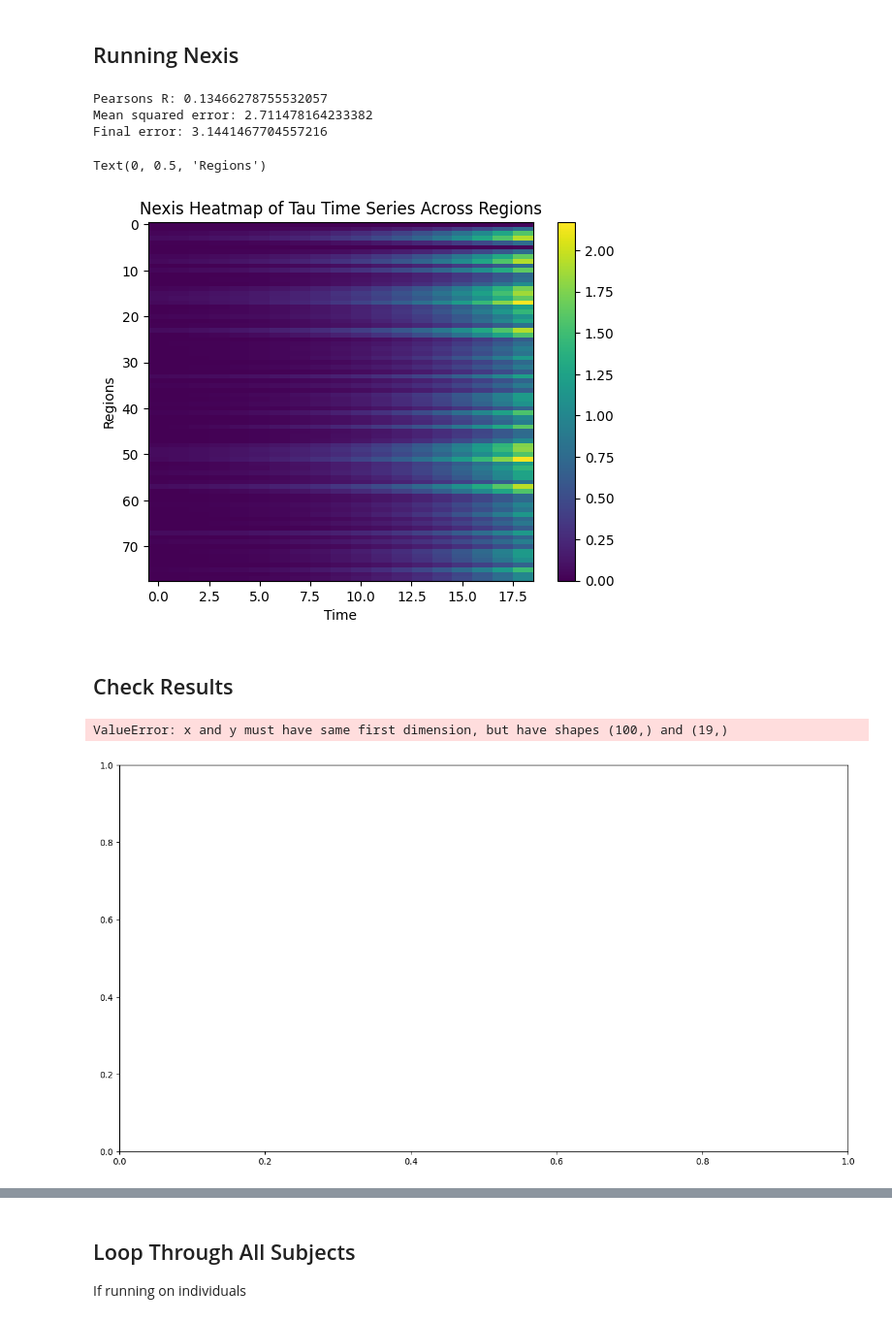
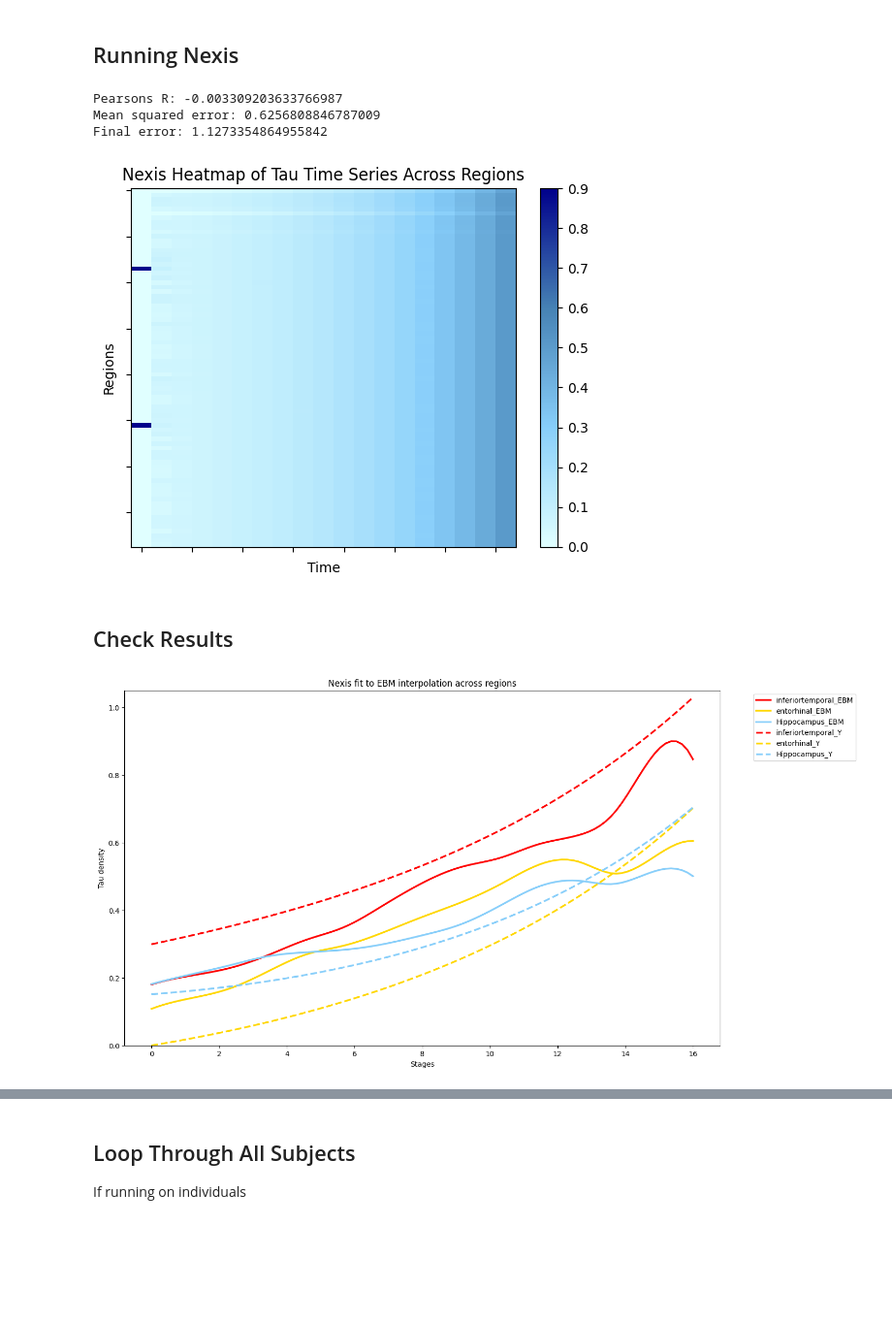
Before and after one commit to LaasyaMunjeti/EBM-Nexis, a Jupyter notebook: Running_nexis_forward.ipynb, the cells around one changed output, grey strips where cells are left out. Shown at 97% size. Saved outputs shown, nothing was run; the diff lists cells and outputs as text; code cells hidden in the pictures; blank space fills up the shorter version.

```diff
--- a/Running_nexis_forward.ipynb
+++ b/Running_nexis_forward.ipynb
@@ -127,8 +174,8 @@ regional_volumes = pandas.read_csv('DK_ROI_volumes.csv')
 regional_volumes = regional_volumes.values
 
 # Reorder to match that of connectivity matrix
-new_order = [68,69,70,71,72,73,74,75,76,77,78,79,80,81,82,83,84,85,0,1,2,3,4,5,6,7,8,9,10,11,12,13,14,15,16,17,18,19,20,21,22,23,24,25,26,27,28,29,30,31,32,33,34,35,36,37,38,39,40,41,42,43,44,45,46,47,48,49,50,51,52,53,54,55,56,57,58,59,60,61,62,63,64,65,66,67]
-regional_volumes_reordered = regional_volumes[new_order, :]
+DK_to_norm = [68,69,70,71,72,73,74,75,76,77,78,79,80,81,82,83,84,85,0,1,2,3,4,5,6,7,8,9,10,11,12,13,14,15,16,17,18,19,20,21,22,23,24,25,26,27,28,29,30,31,32,33,34,35,36,37,38,39,40,41,42,43,44,45,46,47,48,49,50,51,52,53,54,55,56,57,58,59,60,61,62,63,64,65,66,67]
+regional_volumes_reordered = regional_volumes[DK_to_norm, :]
 
 # Delete striatal regions
 regional_volumes_excluded = np.delete(regional_volumes_reordered,excluded_indices)
@@ -235,24 +268,28 @@ def Nexis_error(params, patient_tau):
 
     else:
         # Fit to EBM interpolation
-        corr_coeff, p_value = pearsonr(EBM_data_excluded.flatten(), Y.flatten())
-        error = mse_matrix(EBM_data_excluded, Y) + 0.5 * (1- corr_coeff)
-
-        # Fit to
+        corr_coeff, p_value = pearsonr(EBM_data_transposed.flatten(), Y.flatten())
+        error = mse_matrix(EBM_data_transposed, Y) + 0.5 * (1- corr_coeff)
 
     return error
 # %%
+# Save error values to plot
+error_values = []
+def callback(params):
+    error = Nexis_error(params, patient_tau)
+    error_values.append(error)
+
 custom_Nexis_error = partial(Nexis_error, patient_tau=patient_tau)
 
 # Initial guesses for parameters (alpha, beta, gamma, s, b, p, k) # ADJUST THESE
-init_guess = np.array([0.2, 1.01, 1, 0.5, 0, 0.0, 50])
+init_guess = np.array([0.2, 1.01, 1, 0.5, 0, 0, 1000])
 
 # Bounds for each parameter [(min alpha, max alpha), (min beta, max beta), (min gamma, max gamma), etc. # ADJUST THESE
-bounds = [(0, 3),(0, 4),(1,1),(0.5,0.5),(0,0),(0,0),(50,50)]
+bounds = [(0, 3),(0, 4),(1,1),(0.5,0.5),(0,0),(0,0),(1000,1000)]
 
 # Perform the optimization
-result = minimize(custom_Nexis_error, init_guess, bounds=bounds, method='Powell', # Methods: Powell OR L-BFGS-B
-                  options={'xtol': 1e-4, 'ftol': 1e-4,'maxiter': 1000})
+result = minimize(custom_Nexis_error, init_guess, bounds=bounds, method='Powell', options={'xtol': 1e-4, 'ftol': 1e-4,'maxiter': 1000}) # Methods: Powell OR L-BFGS-B
+#result = minimize(custom_Nexis_error, init_guess, bounds=bounds, method='L-BFGS-B',options={'disp': True, 'maxiter': 1000}, callback=callback)
 
 if result.success:
     optimized_params = result.x
@@ -262,4 +299,12 @@ if result.success:
 else:
     print("Optimization failed.", result.message)
     print(f"Final error (value of objective function): {result.fun}")
+
+# Plot error values across iterations
+plt.figure(figsize=(10, 8))
+plt.plot(range(len(error_values)), error_values, marker='o', linestyle='-', linewidth= 3, color='#6B8E23')
+plt.xlabel('Iteration')
+plt.ylabel('Error')
+plt.title('Error Value Across Iterations')
+plt.show()
 # %% [output]
@@ -373,7 +435,7 @@ nexis_model = run_Nexis(C_=C_, U_=U_, init_vec_=init_vec_, t_vec_=t_vec_, w_dir_
 
 # Parameters for simulate_nexis method
 parameters = optimized_params  # [alpha, beta, gamma, s, b, p, k]
-#parameters = [] # CAN MANUALLY SET PARAMETERS HERE
+# parameters = [, 1, 0.5, 0, 0, 50] # CAN MANUALLY SET PARAMETERS HERE
 
 # Call the simulate_nexis method with the parameters
 Y = nexis_model.simulate_nexis(parameters)
@@ -385,8 +447,8 @@ if individual == 1:
     final_error = mse + 0.5 * (1- corr_coeff)
 else:
     normalized_Y = normalize_by_l2_norm(Y) # Normalize by L2 norm
-    corr_coeff, p_value = pearsonr(EBM_data_excluded.flatten(), Y.flatten())
-    mse = mse_matrix(EBM_data_excluded, Y)
+    corr_coeff, p_value = pearsonr(EBM_data_transposed.flatten(), Y.flatten())
+    mse = mse_matrix(EBM_data_transposed, Y)
     final_error = mse + 0.5 * (1- corr_coeff)
 
 print('Pearsons R: ' + str(corr_coeff))
@@ -394,20 +456,22 @@ print('Mean squared error: ' + str(mse))
 print('Final error: ' + str(final_error))
 
 # Plot heatmap of Y
-plt.imshow(Y, cmap='viridis', interpolation='none', aspect='auto')
+plt.imshow(Y, cmap=blue_cmap, interpolation='none', aspect='auto', vmax = 0.9)
 plt.colorbar()  # Add a color bar to map colors to values
 plt.title('Nexis Heatmap of Tau Time Series Across Regions')
 plt.xlabel('Time')
 plt.ylabel('Regions')
-#ax = plt.gca()
-#ax.set_xticklabels([])
-#ax.set_yticklabels([])
+ax = plt.gca()
+ax.set_xticklabels([])
+ax.set_yticklabels([])
+
+for spine in ax.spines.values():
+    spine.set_visible(True)
 # %% [output]
-Pearsons R: 0.13466278755532057
-Mean squared error: 2.711478164233382
-Final error: 3.1441467704557216
+Pearsons R: -0.003309203633766987
+Mean squared error: 0.6256808846787009
+Final error: 1.1273354864955842
-Text(0, 0.5, 'Regions')
-[figure, old version]
+[figure, new version]
 # %% [markdown]
 ## Check Results
 # %%
@@ -418,37 +482,41 @@ Y_for_figure = Y_for_figure.T
 Y_for_figure.columns = regions
 Y_for_figure = Y_for_figure[['ctx-lh-inferiortemporal','ctx-lh-entorhinal','Left-Hippocampus']]
 Y_for_figure = Y_for_figure.rename(columns={'ctx-lh-inferiortemporal': 'inferiortemporal_Y', 'ctx-lh-entorhinal': 'entorhinal_Y', 'Left-Hippocampus': 'Hippocampus_Y'})
 
-EBM_for_figure = pandas.DataFrame(EBM_data_excluded)
+EBM_for_figure = pandas.DataFrame(EBM_data_transposed)
 EBM_for_figure = EBM_for_figure.T
 EBM_for_figure.columns = regions
 EBM_for_figure = EBM_for_figure[['ctx-lh-inferiortemporal','ctx-lh-entorhinal','Left-Hippocampus']]
 EBM_for_figure = EBM_for_figure.rename(columns={'ctx-lh-inferiortemporal': 'inferiortemporal_EBM', 'ctx-lh-entorhinal': 'entorhinal_EBM', 'Left-Hippocampus': 'Hippocampus_EBM'})
 
 for_figure = pandas.merge(EBM_for_figure,Y_for_figure,left_index=True, right_index=True)
 
-plt.figure(figsize=(15, 8))
-colors = ['#FE0101', '#FFD700', '#00008B', '#FA8072', '#FFFF66', '#87CEFA']
+plt.figure(figsize=(15, 9))
+plt.ylim(0, 1.05)
+colors = ['#FE0101', '#FFD700', '#87CEFA'] #'#FE0101', '#FFD700', '#00008B', '#FA8072', '#FFFF66', '#87CEFA'
 xnew = np.linspace(0, 16, 100)
 
-for idx, (col, color) in enumerate(zip(for_figure.columns, colors)):
+for idx, (col, color) in enumerate(zip(for_figure.columns[0:3], colors)):
     col_data = for_figure[col]
     plt.plot(xnew, col_data, '-', color=color, label=col, linewidth=2.5)
+
+for idx, (col, color) in enumerate(zip(for_figure.columns[3:6], colors)):
+    col_data = for_figure[col]
+    plt.plot(xnew, col_data, '-', color=color, label=col, linewidth=2.5, linestyle = '--')
 
 # Remove tick labels but keep ticks
 #plt.gca().set_xticklabels([])
 #plt.gca().set_yticklabels([])
 
 plt.legend(loc='best', bbox_to_anchor=(1.05, 1), ncol=1)
 
 # Keep axis labels
 plt.title('Nexis fit to EBM interpolation across regions')
 plt.xlabel('Stages')
 plt.ylabel('Tau density')
 
 # Show the plot
 plt.show()
 # %% [output]
-ValueError: x and y must have same first dimension, but have shapes (100,) and (19,)
-[figure, old version]
+[figure, new version]
 # %%
```
Also changed, not shown: parts of 11 cells of this notebook.
